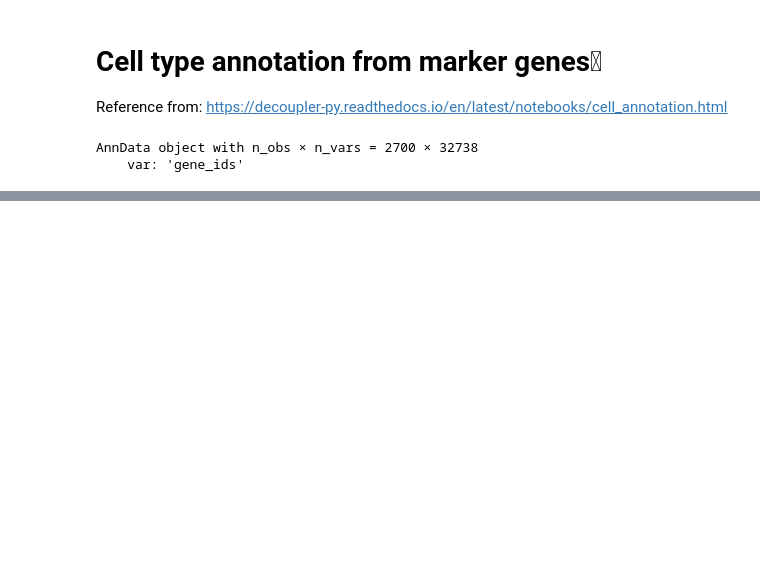
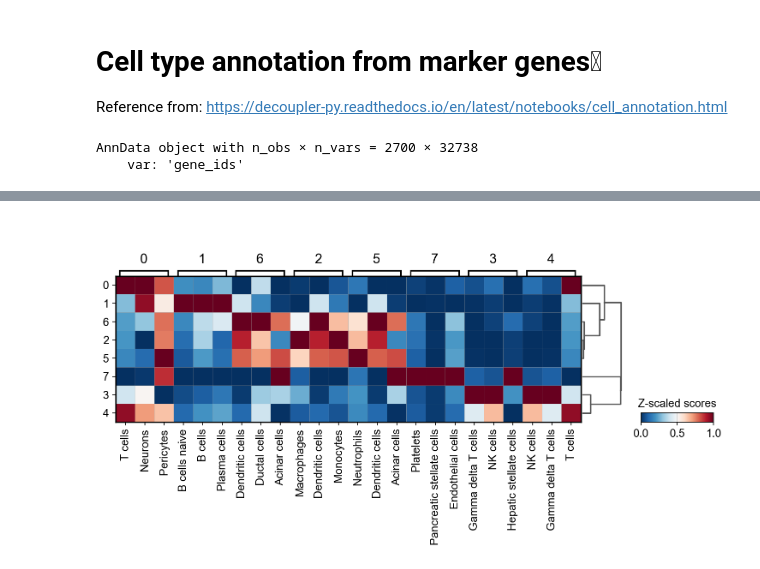
Before and after one commit to chaochungkuo/dobioinformatics, a Jupyter notebook: scRNAseq-annotation/decoupler/decoupler-annotation-marker-genes.ipynb, the cells around one changed output, grey strips where cells are left out. Saved outputs shown, nothing was run; the diff lists cells and outputs as text; code cells hidden in the pictures; blank space fills up the shorter version.

```diff
--- a/scRNAseq-annotation/decoupler/decoupler-annotation-marker-genes.ipynb
+++ b/scRNAseq-annotation/decoupler/decoupler-annotation-marker-genes.ipynb
@@ -64,0 +153,3 @@ ImportError: Please install the leiden algorithm: `conda install -c conda-forge
+# %%
+df = dc.rank_sources_groups(acts, groupby='leiden', reference='rest', method='t-test_overestim_var')
+df
@@ -64,0 +170,4 @@ ImportError: Please install the leiden algorithm: `conda install -c conda-forge
+# %%
+n_ctypes = 3
+ctypes_dict = df.groupby('group').head(n_ctypes).groupby('group')['names'].apply(lambda x: list(x)).to_dict()
+ctypes_dict
@@ -64,0 +183,4 @@ ImportError: Please install the leiden algorithm: `conda install -c conda-forge
+# %%
+sc.pl.matrixplot(acts, ctypes_dict, 'leiden', dendrogram=True, standard_scale='var',
+                 colorbar_title='Z-scaled scores', cmap='RdBu_r')
+# %% [output]
@@ -64,0 +188 @@ ImportError: Please install the leiden algorithm: `conda install -c conda-forge
+[figure, added]
```
Also changed, not shown: parts of 13 cells of this notebook, 1 other file.
